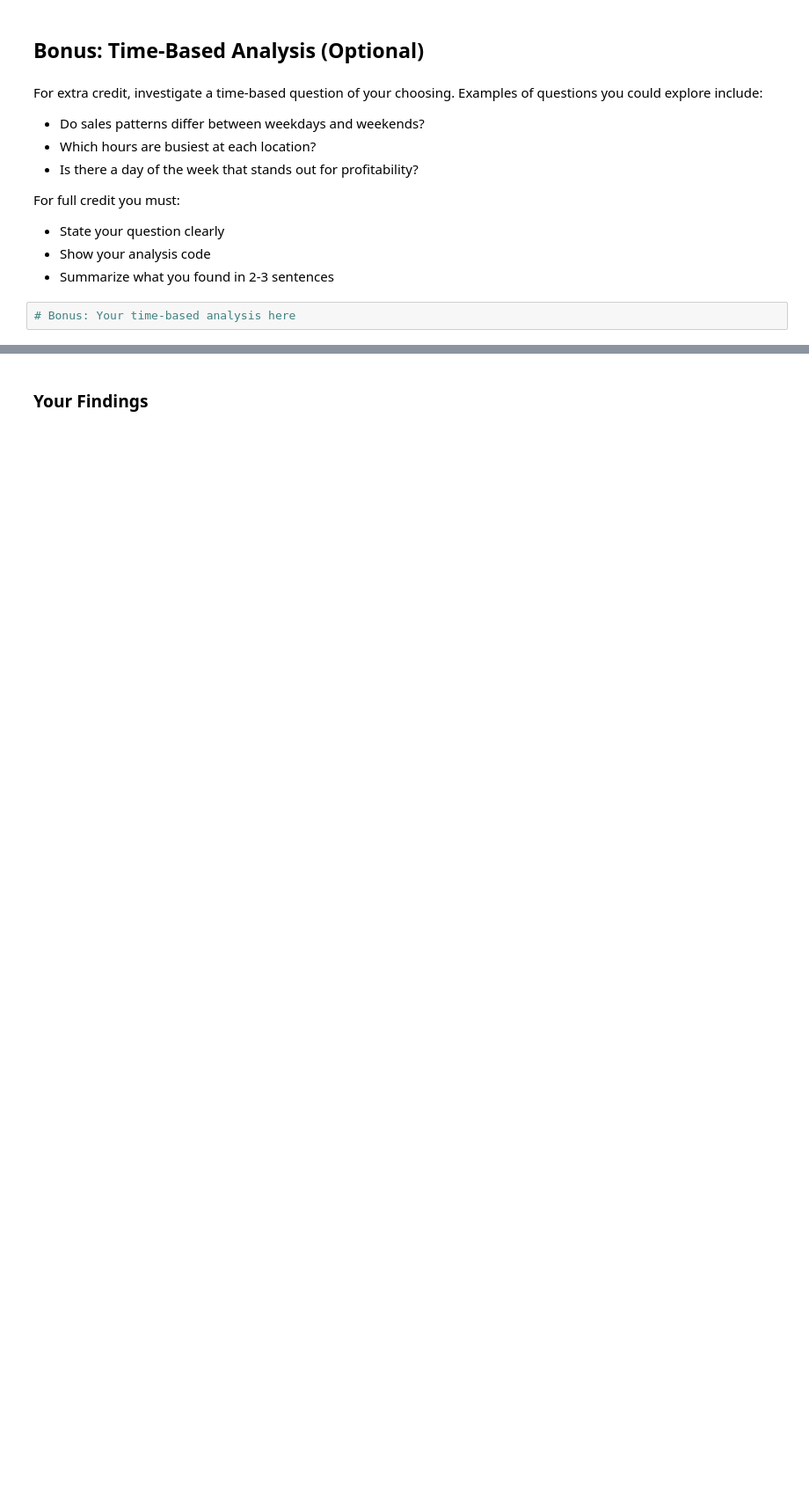
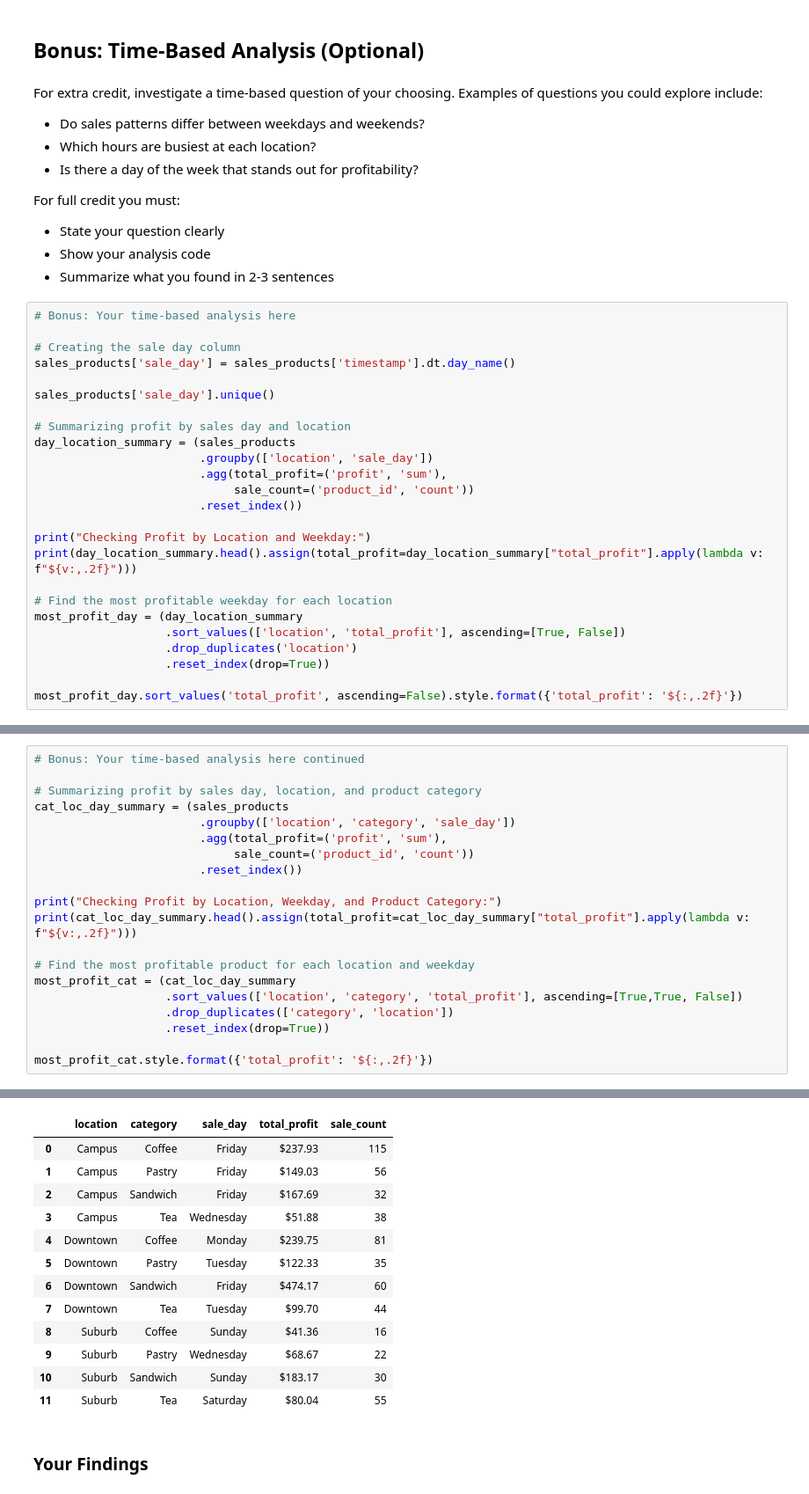
Before and after one commit to AbbyTucker0114/py4eda-work, a Jupyter notebook: test2b/test_2b.ipynb, the cells around one changed output, grey strips where cells are left out. Shown: that part at 88% size. Saved outputs shown, nothing was run; the diff lists cells and outputs as text; blank space fills up the shorter version.

```diff
--- a/test2b/test_2b.ipynb
+++ b/test2b/test_2b.ipynb
@@ -457,3 +455,26 @@ For full credit you must:
 - Summarize what you found in 2-3 sentences
 # %%
 # Bonus: Your time-based analysis here
+
+# Creating the sale day column
+sales_products['sale_day'] = sales_products['timestamp'].dt.day_name()
+
+sales_products['sale_day'].unique()
+
+# Summarizing profit by sales day and location
+day_location_summary = (sales_products
+                        .groupby(['location', 'sale_day'])
+                        .agg(total_profit=('profit', 'sum'),
+                             sale_count=('product_id', 'count'))
+                        .reset_index())
+
+print("Checking Profit by Location and Weekday:")
+print(day_location_summary.head().assign(total_profit=day_location_summary["total_profit"].apply(lambda v: f"${v:,.2f}")))
+
+# Find the most profitable weekday for each location
+most_profit_day = (day_location_summary
+                   .sort_values(['location', 'total_profit'], ascending=[True, False])
+                   .drop_duplicates('location')
+                   .reset_index(drop=True))
+
+most_profit_day.sort_values('total_profit', ascending=False).style.format({'total_profit': '${:,.2f}'})
@@ -459,0 +493,21 @@ For full credit you must:
+# %%
+# Bonus: Your time-based analysis here continued
+
+# Summarizing profit by sales day, location, and product category
+cat_loc_day_summary = (sales_products
+                        .groupby(['location', 'category', 'sale_day'])
+                        .agg(total_profit=('profit', 'sum'),
+                             sale_count=('product_id', 'count'))
+                        .reset_index())
+
+print("Checking Profit by Location, Weekday, and Product Category:")
+print(cat_loc_day_summary.head().assign(total_profit=cat_loc_day_summary["total_profit"].apply(lambda v: f"${v:,.2f}")))
+
+# Find the most profitable product for each location and weekday
+most_profit_cat = (cat_loc_day_summary
+                   .sort_values(['location', 'category', 'total_profit'], ascending=[True,True, False])
+                   .drop_duplicates(['category', 'location'])
+                   .reset_index(drop=True))
+
+most_profit_cat.style.format({'total_profit': '${:,.2f}'})
+# %% [output]
@@ -460,2 +521,15 @@ For full credit you must:
+|  | location | category | sale_day | total_profit | sale_count |
+| 0 | Campus | Coffee | Friday | $237.93 | 115 |
+| 1 | Campus | Pastry | Friday | $149.03 | 56 |
+| 2 | Campus | Sandwich | Friday | $167.69 | 32 |
+| 3 | Campus | Tea | Wednesday | $51.88 | 38 |
+| 4 | Downtown | Coffee | Monday | $239.75 | 81 |
+| 5 | Downtown | Pastry | Tuesday | $122.33 | 35 |
+| 6 | Downtown | Sandwich | Friday | $474.17 | 60 |
+| 7 | Downtown | Tea | Tuesday | $99.70 | 44 |
+| 8 | Suburb | Coffee | Sunday | $41.36 | 16 |
+| 9 | Suburb | Pastry | Wednesday | $68.67 | 22 |
+| 10 | Suburb | Sandwich | Sunday | $183.17 | 30 |
+| 11 | Suburb | Tea | Saturday | $80.04 | 55 |
 # %% [markdown]
 ### Your Findings
```
Also changed, not shown: parts of 6 cells of this notebook.
